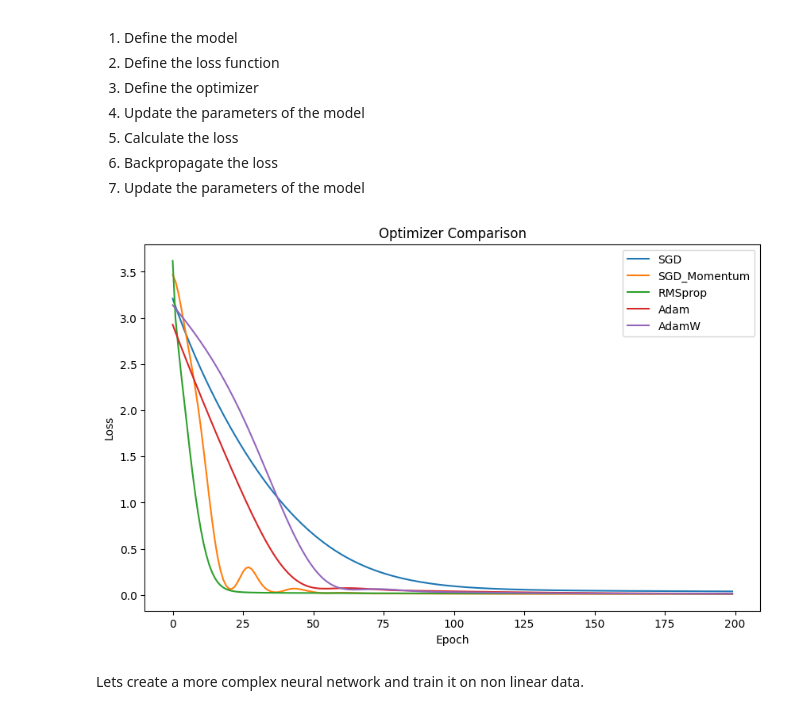
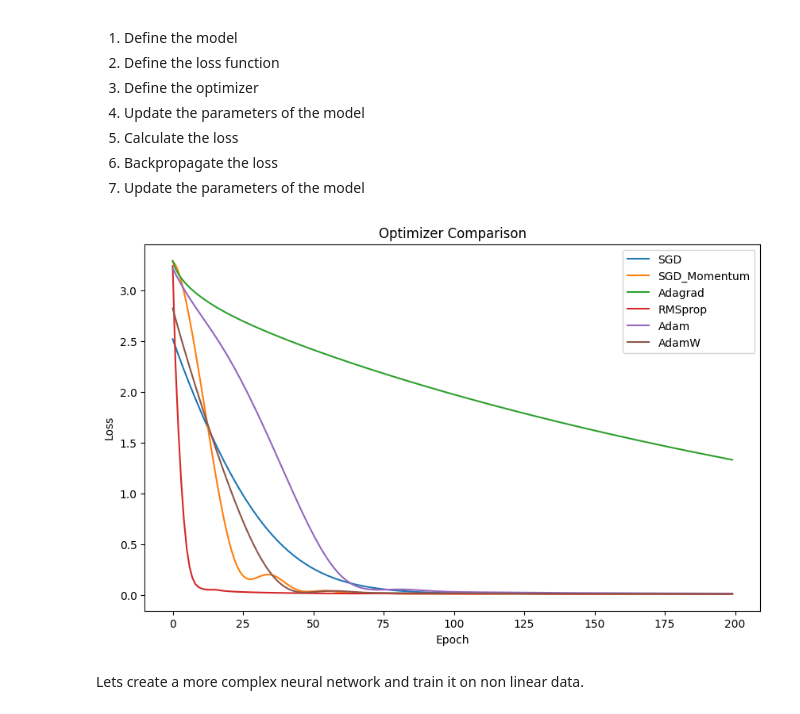
Before and after one commit to KsuParkhamchuk/GPT-2, a Jupyter notebook: concepts/optimizer.ipynb, the cells around one changed output. Cells and saved outputs as stored; diff of their text form; code cells hidden in the pictures.

Commit message:
adding optimizer implementation, fix small issues

```diff
--- a/concepts/optimizer.ipynb
+++ b/concepts/optimizer.ipynb
@@ -75,24 +75,24 @@ def train_model(model, optimizer_name, X, y, lr=0.01, epochs=200):
 # %%
 def compare_optimizers(model, data, lr):
     X, y = data
-    optimizers = ['SGD', 'SGD_Momentum', 'RMSprop', 'Adam', 'AdamW']
+    optimizers = ['SGD', 'SGD_Momentum', 'Adagrad', 'RMSprop', 'Adam', 'AdamW']
 
     plt.figure(figsize=(10, 6))
     for opt in optimizers:
         trained_model = SimpleNet() if model == 'simple' else ComplexNet()
         losses = train_model(trained_model, opt, X, y, lr)
         plt.plot(losses, label=opt)
 
     plt.xlabel('Epoch')
     plt.ylabel('Loss')
     plt.title('Optimizer Comparison')
     plt.legend()
     plt.show()
 
 data = generate_data()
 compare_optimizers(model='simple', data=data, lr=0.01)
 # %% [output]
-[figure, old version]
+[figure, new version]
 # %% [markdown]
 Lets create a more complex neural network and train it on non linear data.
 # %%
```
Also changed, not shown: parts of 9 cells of this notebook, 4 other files.
